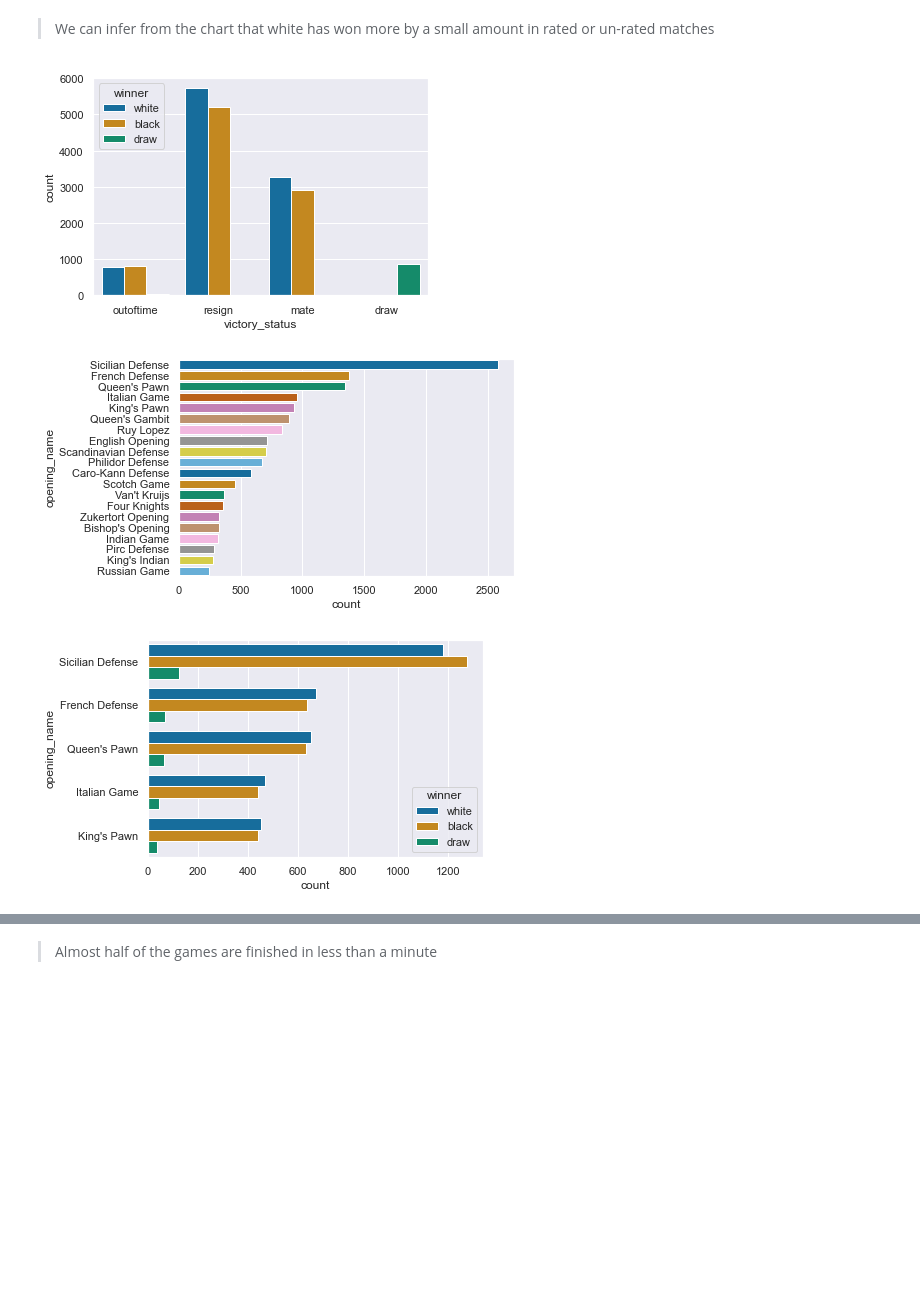
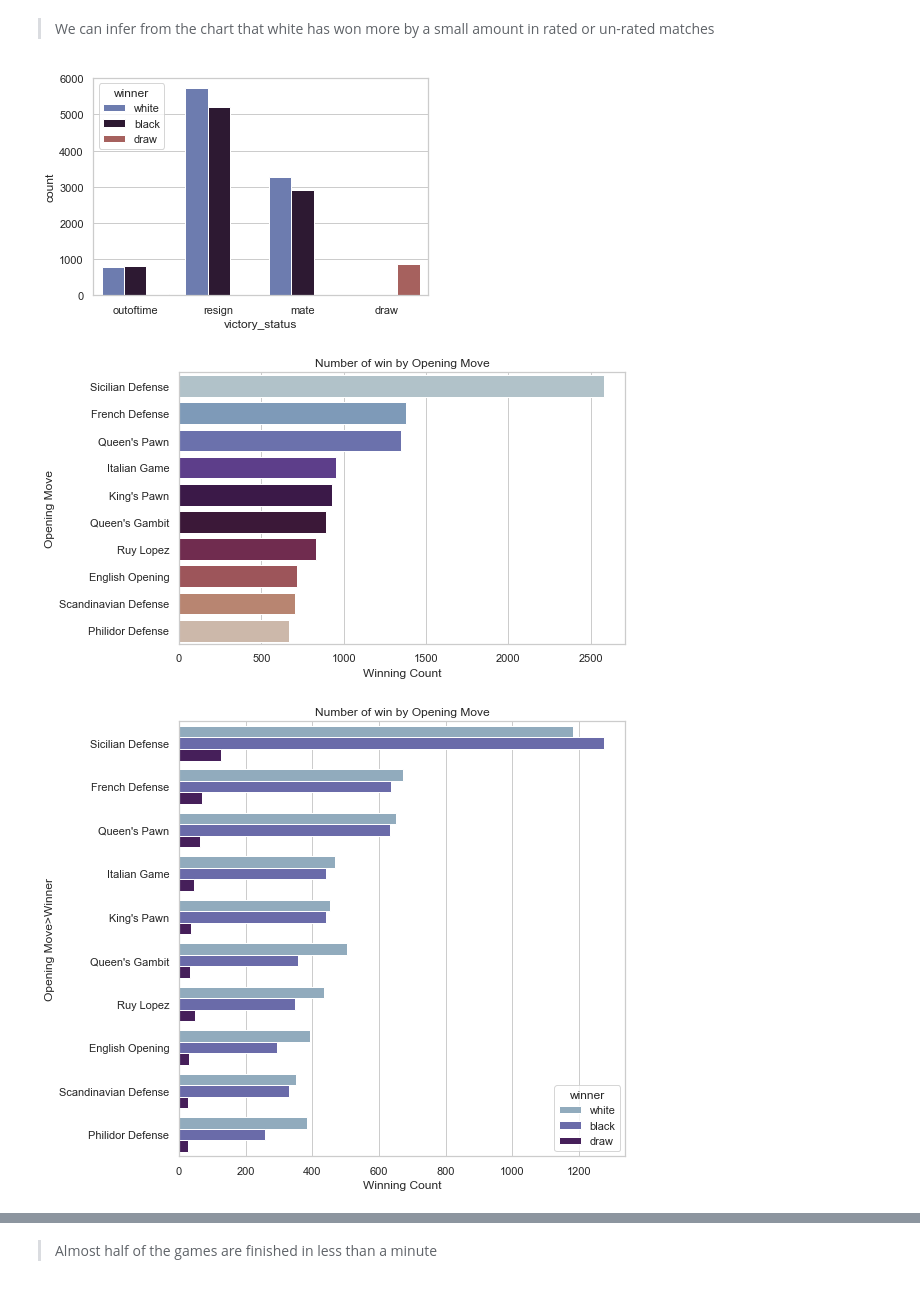
Before and after one commit to salemeid/Tuwaiq-DS-my-project, a Jupyter notebook: Chess_Winning_Move.ipynb, the cells around one changed output, grey strips where cells are left out. Drawn from its saved outputs; the diff is of its cells as text; code cells hidden in the pictures; blank space fills up the shorter version.

```diff
--- a/Chess_Winning_Move.ipynb
+++ b/Chess_Winning_Move.ipynb
@@ -36,8 +36,13 @@ import numpy as np
 import matplotlib.pyplot as plt
 import seaborn as sns
 
+from matplotlib import rc
+
+
 %matplotlib inline
 
 # checking and setting the theme for charts in project
-
-sns.set_theme(style="darkgrid", palette="colorblind")
+# %%
+
+plt.rcParams['axes.grid'] = True
+plt.rcParams['savefig.transparent'] = True
@@ -44,3 +53,6 @@ sns.set_theme(style="darkgrid", palette="colorblind")
+# %%
+sns.set_theme(style='whitegrid')
+sns.set_palette("twilight")
 # %% [markdown]
 ## Step 1 : Read Data
 # %%
@@ -382,17 +394,23 @@ sns.countplot(x='rated',hue='winner',data=df2)
 # %% [markdown]
 > We can infer from the chart that white has won more by a small amount in rated or un-rated matches
 # %%
-sns.countplot(x='victory_status',hue='winner',data=df2);
+sns.countplot(x='victory_status',hue='winner',data=df2,palette="twilight");
 # %% [output]
-[figure, old version]
+[figure, new version]
 # %%
-sns.countplot(y='opening_name',data=df2,order=pd.value_counts(df2['opening_name']).iloc[:20].index,palette="colorblind");
+f, ax = plt.subplots(figsize=(8, 5))
+sns.countplot(y='opening_name',data=df2,order=pd.value_counts(df2['opening_name']).iloc[:10].index,palette="twilight");
+ax.set(title="Number of win by Opening Move",ylabel="Opening Move",xlabel="Winning Count")
+plt.savefig('./output/Number_of_win_by_om.png',orientation='landscape',dpi=150,bbox_inches ='tight')
 # %% [output]
-[figure, old version]
+[figure, new version]
 # %%
-sns.countplot(y='opening_name',hue='winner',data=df2,order=pd.value_counts(df2['opening_name']).iloc[:5].index,palette="colorblind");
+f, ax = plt.subplots(figsize=(8, 8))
+sns.countplot(y='opening_name',hue='winner',data=df2,order=pd.value_counts(df2['opening_name']).iloc[:10].index)
+ax.set(title="Number of win by Opening Move",ylabel="Opening Move>Winner",xlabel="Winning Count")
+plt.savefig('./output/Number_of_win_by_om2.png',orientation='landscape',dpi=150,bbox_inches ='tight')
 # %% [output]
-[figure, old version]
+[figure, new version]
 # %%
 top_win_white = df2[df2['winner'] == 'white']
 # %%
```
Also changed, not shown: parts of 93 cells of this notebook, 14 other files.
